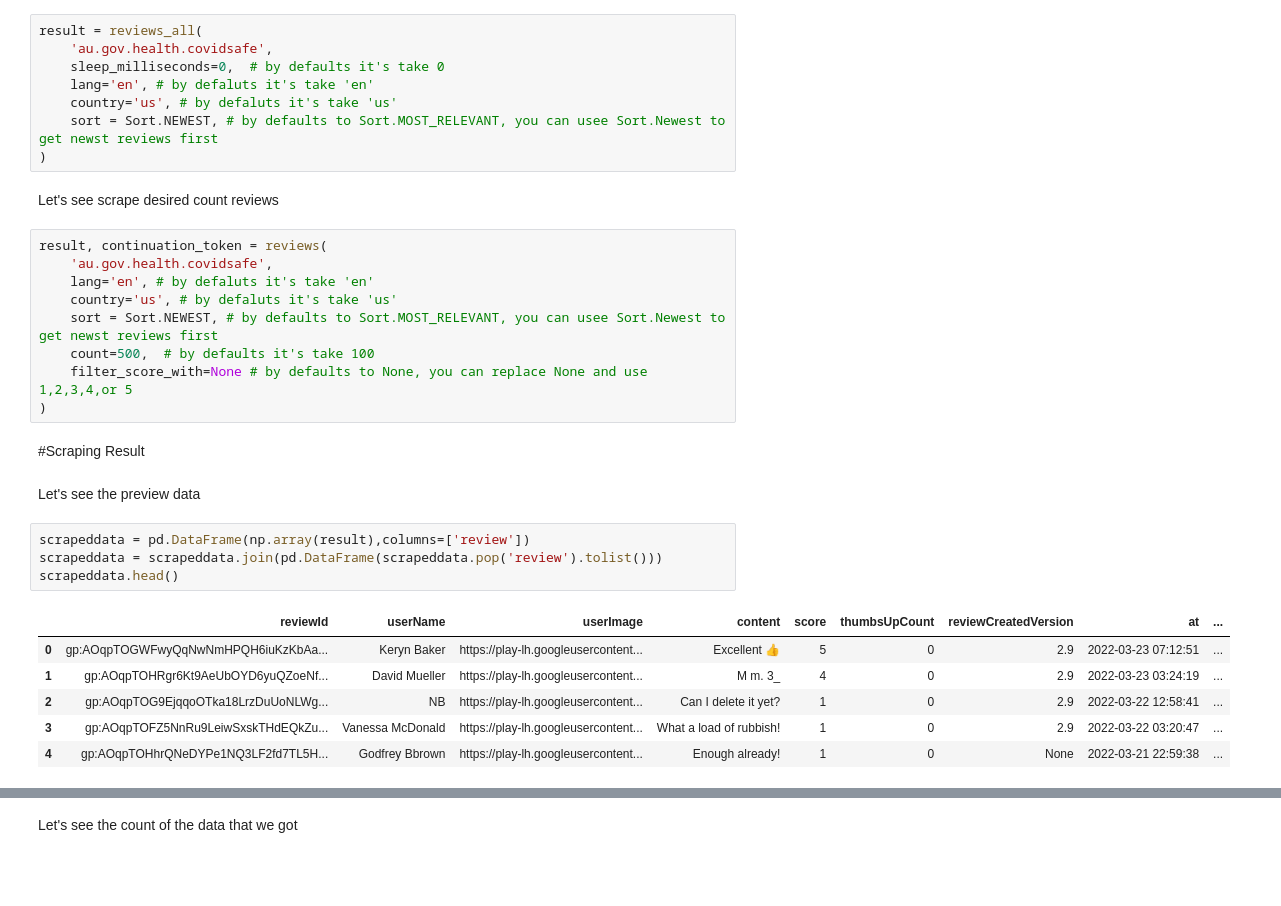
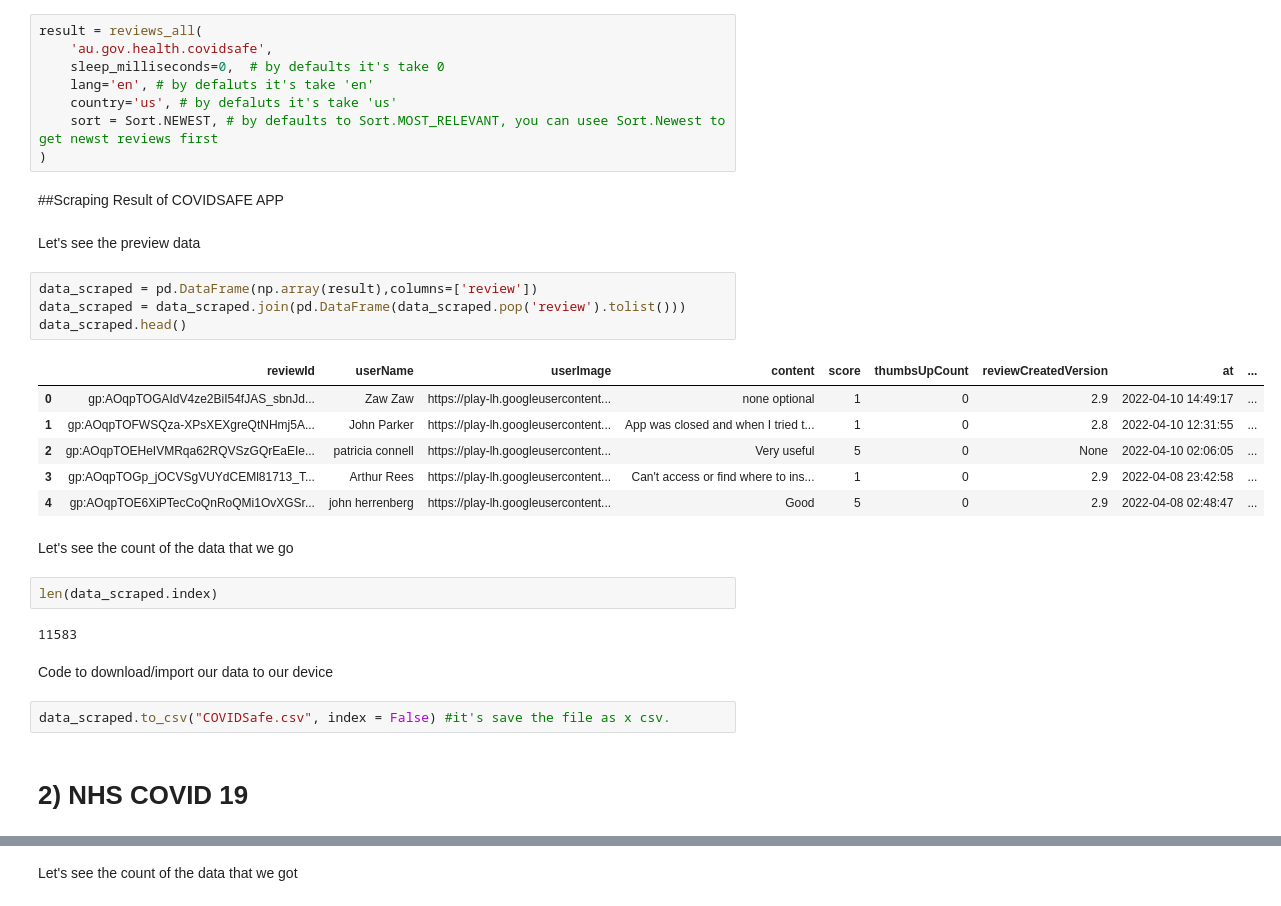
Before and after one commit to anilpankaj/COVID_APPs_REVIEW, a Jupyter notebook: Covid_Review.ipynb, the cells around one changed output, grey strips where cells are left out. Saved outputs shown, nothing was run; the diff lists cells and outputs as text; blank space fills up the shorter version.

```diff
--- a/Covid_Review.ipynb
+++ b/Covid_Review.ipynb
@@ -39,29 +38,30 @@ result = reviews_all(
     country='us', # by defaluts it's take 'us'
     sort = Sort.NEWEST, # by defaults to Sort.MOST_RELEVANT, you can usee Sort.Newest to get newst reviews first
 )
-# %% [markdown]
-Let's see scrape desired count reviews
-# %%
-result, continuation_token = reviews(
-    'au.gov.health.covidsafe',
-    lang='en', # by defaluts it's take 'en'
-    country='us', # by defaluts it's take 'us'
-    sort = Sort.NEWEST, # by defaults to Sort.MOST_RELEVANT, you can usee Sort.Newest to get newst reviews first
-    count=500,  # by defaults it's take 100
-    filter_score_with=None # by defaults to None, you can replace None and use 1,2,3,4,or 5
-)
 # %% [markdown]
-#Scraping Result
+##Scraping Result of COVIDSAFE APP
 # %% [markdown]
 Let's see the preview data
 # %%
-scrapeddata = pd.DataFrame(np.array(result),columns=['review'])
-scrapeddata = scrapeddata.join(pd.DataFrame(scrapeddata.pop('review').tolist()))
-scrapeddata.head()
+data_scraped = pd.DataFrame(np.array(result),columns=['review'])
+data_scraped = data_scraped.join(pd.DataFrame(data_scraped.pop('review').tolist()))
+data_scraped.head()
 # %% [output]
 |  | reviewId | userName | userImage | content | score | thumbsUpCount | reviewCreatedVersion | at | ... |
-| 0 | gp:AOqpTOGWFwyQqNwNmHPQH6iuKzKbAa... | Keryn Baker | https://play-lh.googleusercontent... | Excellent 👍 | 5 | 0 | 2.9 | 2022-03-23 07:12:51 | ... |
-| 1 | gp:AOqpTOHRgr6Kt9AeUbOYD6yuQZoeNf... | David Mueller | https://play-lh.googleusercontent... | M m. 3_ | 4 | 0 | 2.9 | 2022-03-23 03:24:19 | ... |
-| 2 | gp:AOqpTOG9EjqqoOTka18LrzDuUoNLWg... | NB | https://play-lh.googleusercontent... | Can I delete it yet? | 1 | 0 | 2.9 | 2022-03-22 12:58:41 | ... |
-| 3 | gp:AOqpTOFZ5NnRu9LeiwSxskTHdEQkZu... | Vanessa McDonald | https://play-lh.googleusercontent... | What a load of rubbish! | 1 | 0 | 2.9 | 2022-03-22 03:20:47 | ... |
-| 4 | gp:AOqpTOHhrQNeDYPe1NQ3LF2fd7TL5H... | Godfrey Bbrown | https://play-lh.googleusercontent... | Enough already! | 1 | 0 | None | 2022-03-21 22:59:38 | ... |
+| 0 | gp:AOqpTOGAIdV4ze2BiI54fJAS_sbnJd... | Zaw Zaw | https://play-lh.googleusercontent... | none optional | 1 | 0 | 2.9 | 2022-04-10 14:49:17 | ... |
+| 1 | gp:AOqpTOFWSQza-XPsXEXgreQtNHmj5A... | John Parker | https://play-lh.googleusercontent... | App was closed and when I tried t... | 1 | 0 | 2.8 | 2022-04-10 12:31:55 | ... |
+| 2 | gp:AOqpTOEHeIVMRqa62RQVSzGQrEaEIe... | patricia connell | https://play-lh.googleusercontent... | Very useful | 5 | 0 | None | 2022-04-10 02:06:05 | ... |
+| 3 | gp:AOqpTOGp_jOCVSgVUYdCEMl81713_T... | Arthur Rees | https://play-lh.googleusercontent... | Can't access or find where to ins... | 1 | 0 | 2.9 | 2022-04-08 23:42:58 | ... |
+| 4 | gp:AOqpTOE6XiPTecCoQnRoQMi1OvXGSr... | john herrenberg | https://play-lh.googleusercontent... | Good | 5 | 0 | 2.9 | 2022-04-08 02:48:47 | ... |
+# %% [markdown]
+Let's see the count of the data that we go
+# %%
+len(data_scraped.index)
+# %% [output]
+11583
+# %% [markdown]
+Code to download/import our data to our device
+# %%
+data_scraped.to_csv("COVIDSafe.csv", index = False) #it's save the file as x csv.
+# %% [markdown]
+# 2) NHS COVID 19
```
Also changed, not shown: parts of 119 cells of this notebook.
